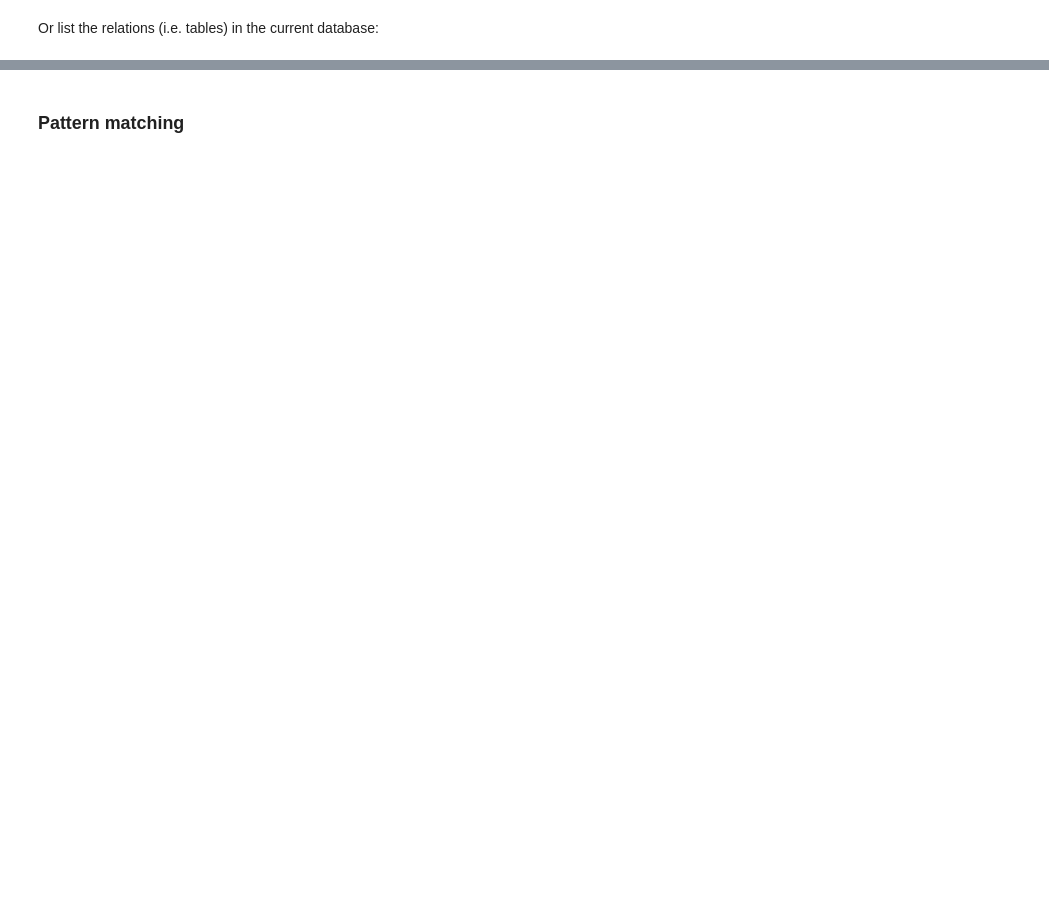
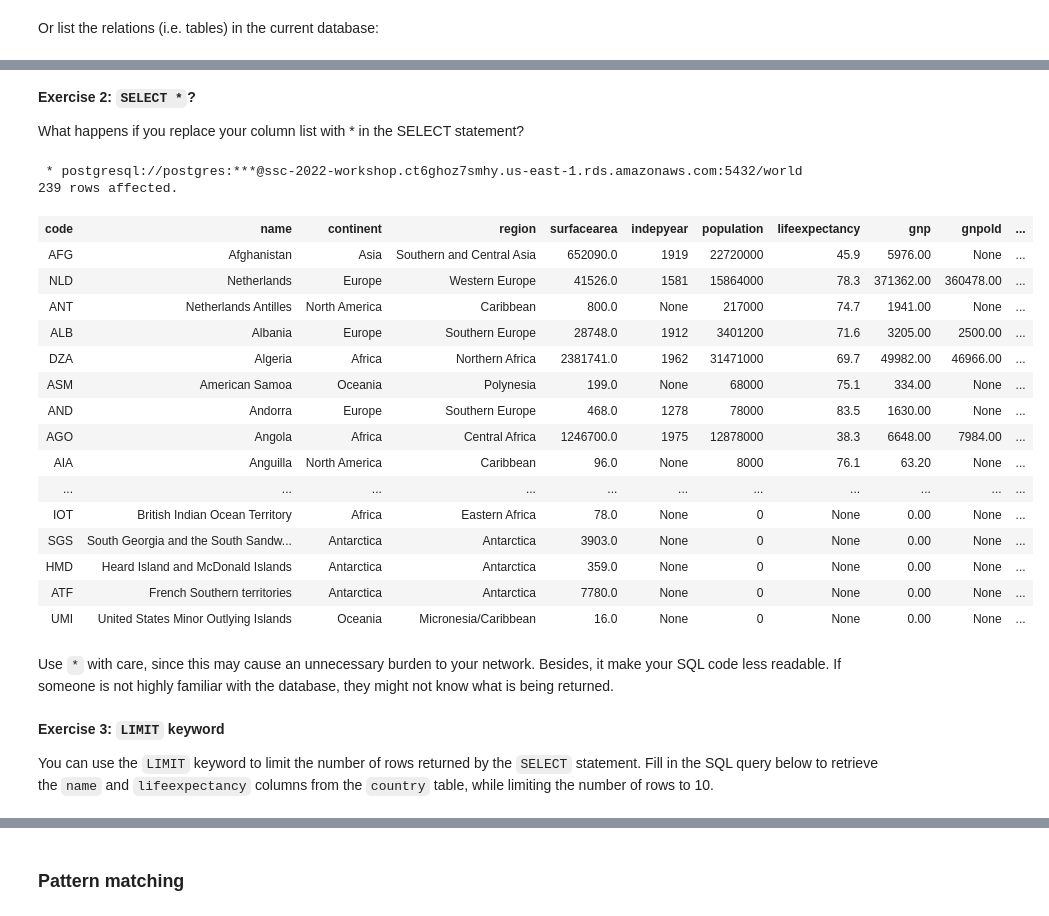
Before and after one commit to Lourenzutti/ssc-workshop-database-2022, a Jupyter notebook: part-1.ipynb, the cells around one changed output, grey strips where cells are left out. Drawn from its saved outputs; the diff is of its cells as text; code cells hidden in the pictures; blank space fills up the shorter version.

```diff
--- a/part-1.ipynb
+++ b/part-1.ipynb
@@ -280,0 +271,36 @@ We can modifying `ipython-sql` configuration to limit the number of returned and
+# %% [markdown]
+**Exercise 2: `SELECT *`?**
+
+What happens if you replace your column list with * in the SELECT statement?
+# %%
+%%sql
+
+SELECT *
+    FROM country;
+# %% [output]
+ * postgresql://postgres:***@ssc-2022-workshop.ct6ghoz7smhy.us-east-1.rds.amazonaws.com:5432/world
+239 rows affected.
+| code | name | continent | region | surfacearea | indepyear | population | lifeexpectancy | gnp | gnpold | ... |
+| AFG | Afghanistan | Asia | Southern and Central Asia | 652090.0 | 1919 | 22720000 | 45.9 | 5976.00 | None | ... |
+| NLD | Netherlands | Europe | Western Europe | 41526.0 | 1581 | 15864000 | 78.3 | 371362.00 | 360478.00 | ... |
+| ANT | Netherlands Antilles | North America | Caribbean | 800.0 | None | 217000 | 74.7 | 1941.00 | None | ... |
+| ALB | Albania | Europe | Southern Europe | 28748.0 | 1912 | 3401200 | 71.6 | 3205.00 | 2500.00 | ... |
+| DZA | Algeria | Africa | Northern Africa | 2381741.0 | 1962 | 31471000 | 69.7 | 49982.00 | 46966.00 | ... |
+| ASM | American Samoa | Oceania | Polynesia | 199.0 | None | 68000 | 75.1 | 334.00 | None | ... |
+| AND | Andorra | Europe | Southern Europe | 468.0 | 1278 | 78000 | 83.5 | 1630.00 | None | ... |
+| AGO | Angola | Africa | Central Africa | 1246700.0 | 1975 | 12878000 | 38.3 | 6648.00 | 7984.00 | ... |
+| AIA | Anguilla | North America | Caribbean | 96.0 | None | 8000 | 76.1 | 63.20 | None | ... |
+| ... | ... | ... | ... | ... | ... | ... | ... | ... | ... | ... |
+| IOT | British Indian Ocean Territory | Africa | Eastern Africa | 78.0 | None | 0 | None | 0.00 | None | ... |
+| SGS | South Georgia and the South Sandw... | Antarctica | Antarctica | 3903.0 | None | 0 | None | 0.00 | None | ... |
+| HMD | Heard Island and McDonald Islands | Antarctica | Antarctica | 359.0 | None | 0 | None | 0.00 | None | ... |
+| ATF | French Southern territories | Antarctica | Antarctica | 7780.0 | None | 0 | None | 0.00 | None | ... |
+| UMI | United States Minor Outlying Islands | Oceania | Micronesia/Caribbean | 16.0 | None | 0 | None | 0.00 | None | ... |
+# %% [markdown]
+Use `*` with care, since this may cause an unnecessary burden to your network.
+Besides, it make your SQL code less readable. If someone is not highly familiar with the database, they might not know what is being returned.
+# %% [markdown]
+**Exercise 3: `LIMIT` keyword**
+
+You can use the `LIMIT` keyword to limit the number of rows returned by the `SELECT` statement.
+Fill in the SQL query below to retrieve the `name` and `lifeexpectancy` columns from the `country` table, while limiting the number of rows to 10.
```
Also changed, not shown: parts of 368 cells of this notebook.
